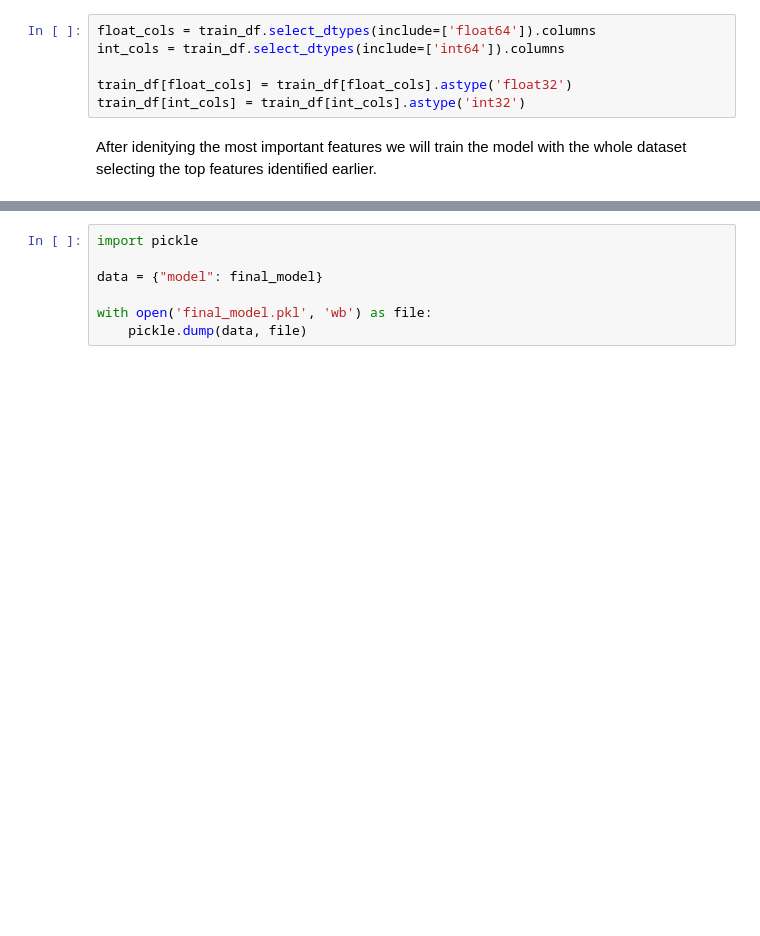
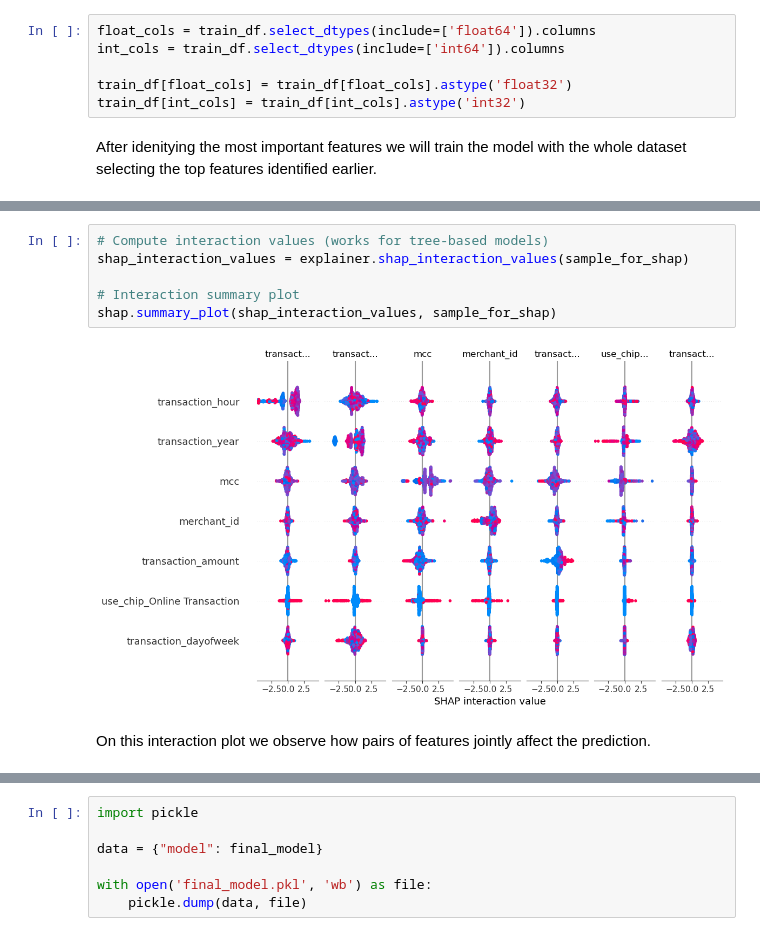
Before and after one commit to marcsirvent/frauddetection, a Jupyter notebook: main.ipynb, the cells around one changed output, grey strips where cells are left out. Drawn from its saved outputs; the diff is of its cells as text; blank space fills up the shorter version.

```diff
--- a/main.ipynb
+++ b/main.ipynb
@@ -373,0 +427,10 @@ shap.summary_plot(shap_values, sample_for_shap, plot_type="bar")
+# %%
+# Compute interaction values (works for tree-based models)
+shap_interaction_values = explainer.shap_interaction_values(sample_for_shap)
+
+# Interaction summary plot
+shap.summary_plot(shap_interaction_values, sample_for_shap)
+# %% [output]
+[figure, added]
+# %% [markdown]
+On this interaction plot we observe how pairs of features jointly affect the prediction.
```
Also changed, not shown: parts of 23 cells of this notebook.
